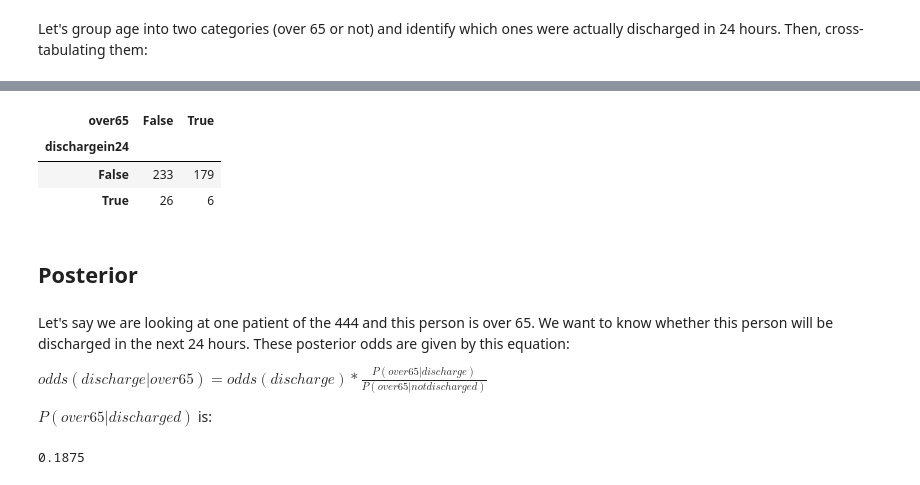
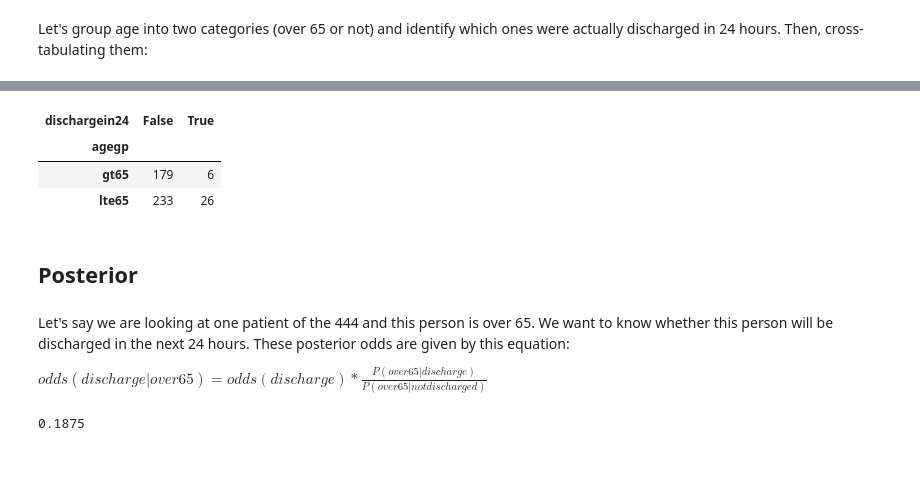
Before and after one commit to HYLODE/HyStakes, a Jupyter notebook: hystakes/vignettes/bayes-for-discharge-using-odds.ipynb, the cells around one changed output, grey strips where cells are left out. Drawn from its saved outputs; the diff is of its cells as text; code cells hidden in the pictures.

```diff
--- a/hystakes/vignettes/bayes-for-discharge-using-odds.ipynb
+++ b/hystakes/vignettes/bayes-for-discharge-using-odds.ipynb
@@ -70,19 +86,17 @@ Let's group age into two categories (over 65 or not) and identify which ones wer
 # %%
-df['age'] = df.age>65
+df['agegp'] = df['age'].apply(lambda x:  'gt65' if x>65 else 'lte65')
 df['dischargein24'] = df.hours_to_discharge <= 24
-pivot = df.groupby('dischargein24')['over65'].value_counts().to_frame().rename(columns = {'over65':'N'}).reset_index().pivot(columns = 'over65', index = 'dischargein24', values = 'N')
-pivot
+pivot = df.groupby('agegp')['dischargein24'].value_counts().to_frame().rename(columns = {'dischargein24':'N'})
+pivot.reset_index().pivot(columns = 'dischargein24', index = 'agegp', values = 'N')
 # %% [output]
-| over65 | False | True |
-| dischargein24 |  |  |
-| False | 233 | 179 |
-| True | 26 | 6 |
+| dischargein24 | False | True |
+| agegp |  |  |
+| gt65 | 179 | 6 |
+| lte65 | 233 | 26 |
 # %% [markdown]
 ## Posterior
 # %% [markdown]
 Let's say we are looking at one patient of the 444 and this person is over 65. We want to know whether this person will be discharged in the next 24 hours. These posterior odds are given by this equation:
 
 $ odds(discharge | over65 ) =odds (discharge) * \frac{P( over65 | discharge)}{P( over65 | not discharged)}$
-
-$ P( over65 | discharged)$ is:
 # %%
```
Also changed, not shown: parts of 26 cells of this notebook, 2 other files.
